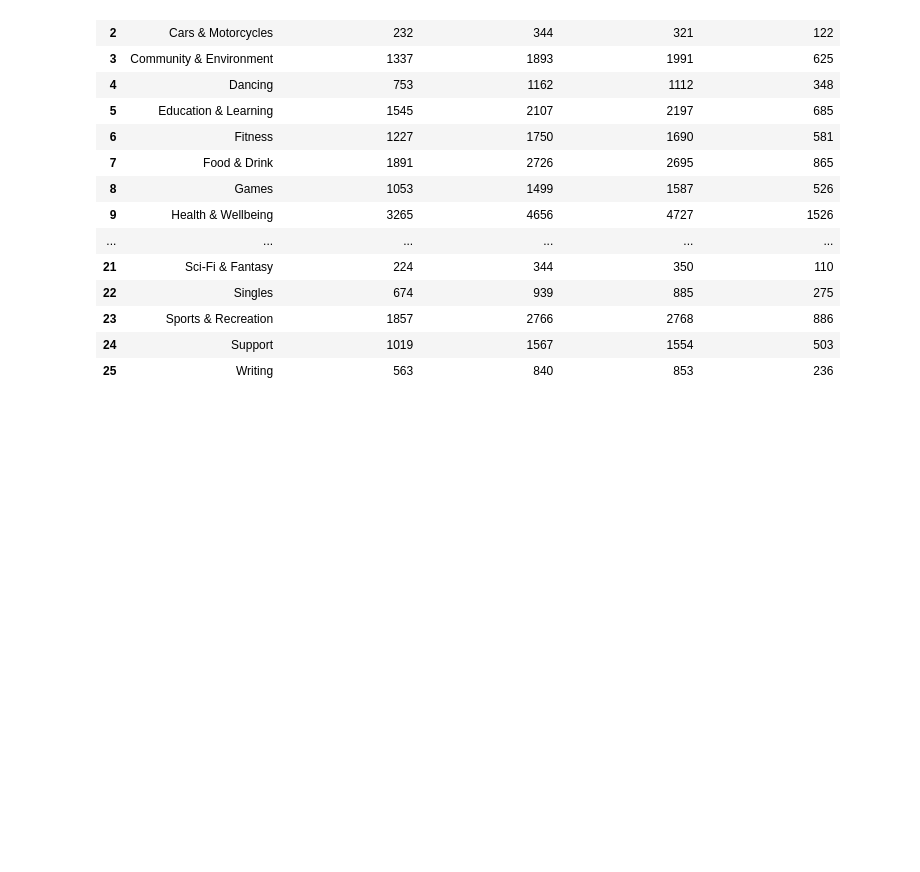
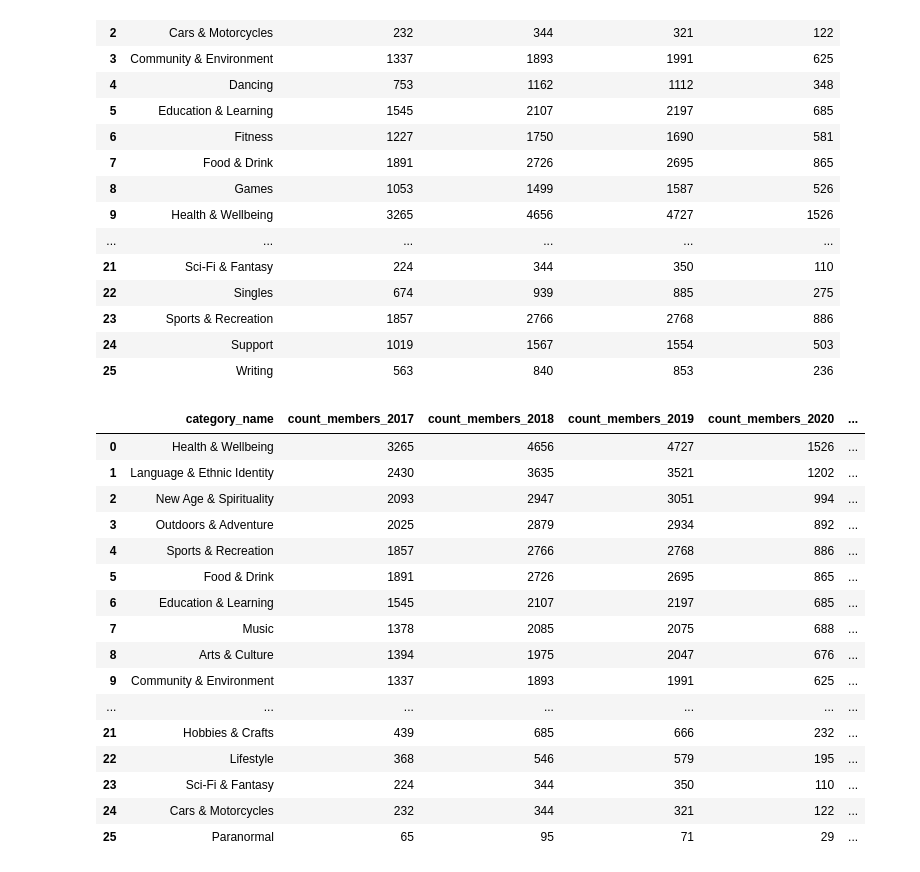
Before and after one commit to azhest/azhest_final_project_ItStep, a Jupyter notebook: Exploratory Data Analysis (EDA). Third stage - data analys in SQLite surround.ipynb, the cells around one changed output. Cells and saved outputs as stored; diff of their text form; code cells hidden in the pictures; blank space fills up the shorter version.

```diff
--- a/Exploratory Data Analysis (EDA). Third stage - data analys in SQLite surround.ipynb
+++ b/Exploratory Data Analysis (EDA). Third stage - data analys in SQLite surround.ipynb
@@ -81,3 +81,34 @@ pd.read_sql('''SELECT category_name,
 | 23 | Sports & Recreation | 1857 | 2766 | 2768 | 886 |
 | 24 | Support | 1019 | 1567 | 1554 | 503 |
 | 25 | Writing | 563 | 840 | 853 | 236 |
+# %%
+# динамика количества новых членов клубов в разрезе категорий интересов с 2017 по 2020 гг.
+# или то же через FILTER с разбивкой на 3 корзины значений по TOTAL
+pd.read_sql('''SELECT category_name,count_members_2017,count_members_2018,count_members_2019,count_members_2020,
+            TOTAL, NTILE(3) OVER (ORDER BY TOTAL) as RANK FROM
+            (SELECT category_name,
+            COUNT(member_name) FILTER (WHERE strftime('%Y', entry_date)='2017') AS count_members_2017,
+            COUNT(member_name) FILTER (WHERE strftime('%Y', entry_date)='2018') AS count_members_2018,
+            COUNT(member_name) FILTER (WHERE strftime('%Y', entry_date)='2019') AS count_members_2019,
+            COUNT(member_name) FILTER (WHERE strftime('%Y', entry_date)='2020') AS count_members_2020,
+            COUNT(member_name) as TOTAL
+            FROM members_13 GROUP BY category_name ORDER BY TOTAL DESC) as query
+            ORDER BY TOTAL DESC''', con)
+# %% [output]
+|  | category_name | count_members_2017 | count_members_2018 | count_members_2019 | count_members_2020 | ... |
+| 0 | Health & Wellbeing | 3265 | 4656 | 4727 | 1526 | ... |
+| 1 | Language & Ethnic Identity | 2430 | 3635 | 3521 | 1202 | ... |
+| 2 | New Age & Spirituality | 2093 | 2947 | 3051 | 994 | ... |
+| 3 | Outdoors & Adventure | 2025 | 2879 | 2934 | 892 | ... |
+| 4 | Sports & Recreation | 1857 | 2766 | 2768 | 886 | ... |
+| 5 | Food & Drink | 1891 | 2726 | 2695 | 865 | ... |
+| 6 | Education & Learning | 1545 | 2107 | 2197 | 685 | ... |
+| 7 | Music | 1378 | 2085 | 2075 | 688 | ... |
+| 8 | Arts & Culture | 1394 | 1975 | 2047 | 676 | ... |
+| 9 | Community & Environment | 1337 | 1893 | 1991 | 625 | ... |
+| ... | ... | ... | ... | ... | ... | ... |
+| 21 | Hobbies & Crafts | 439 | 685 | 666 | 232 | ... |
+| 22 | Lifestyle | 368 | 546 | 579 | 195 | ... |
+| 23 | Sci-Fi & Fantasy | 224 | 344 | 350 | 110 | ... |
+| 24 | Cars & Motorcycles | 232 | 344 | 321 | 122 | ... |
+| 25 | Paranormal | 65 | 95 | 71 | 29 | ... |
```
Also changed, not shown: parts of 3 cells of this notebook.
